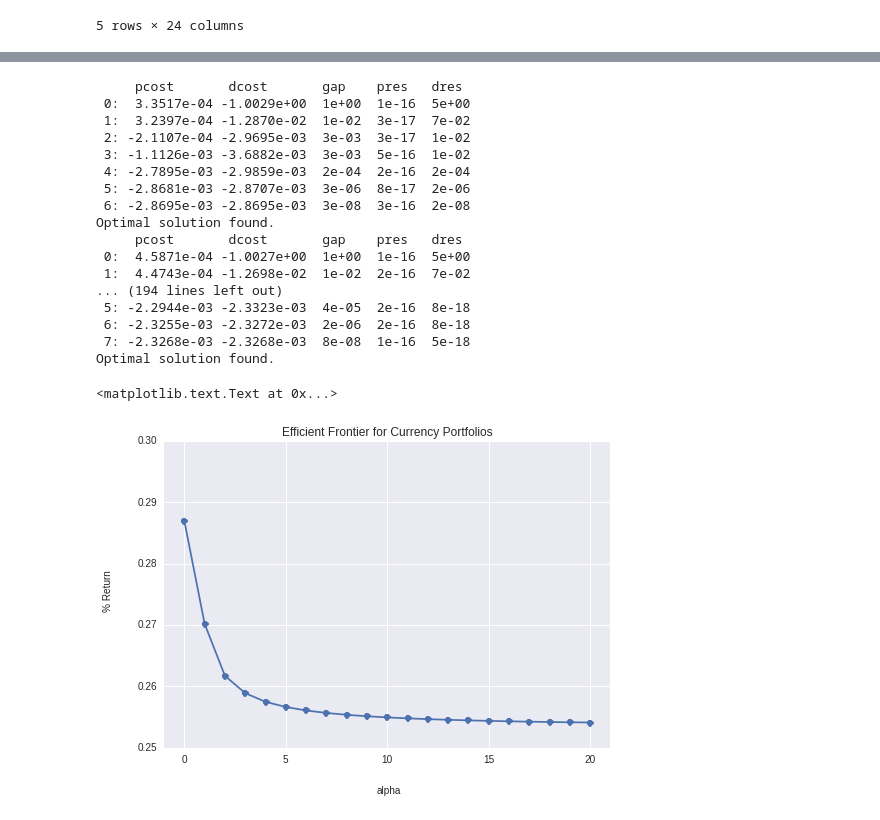
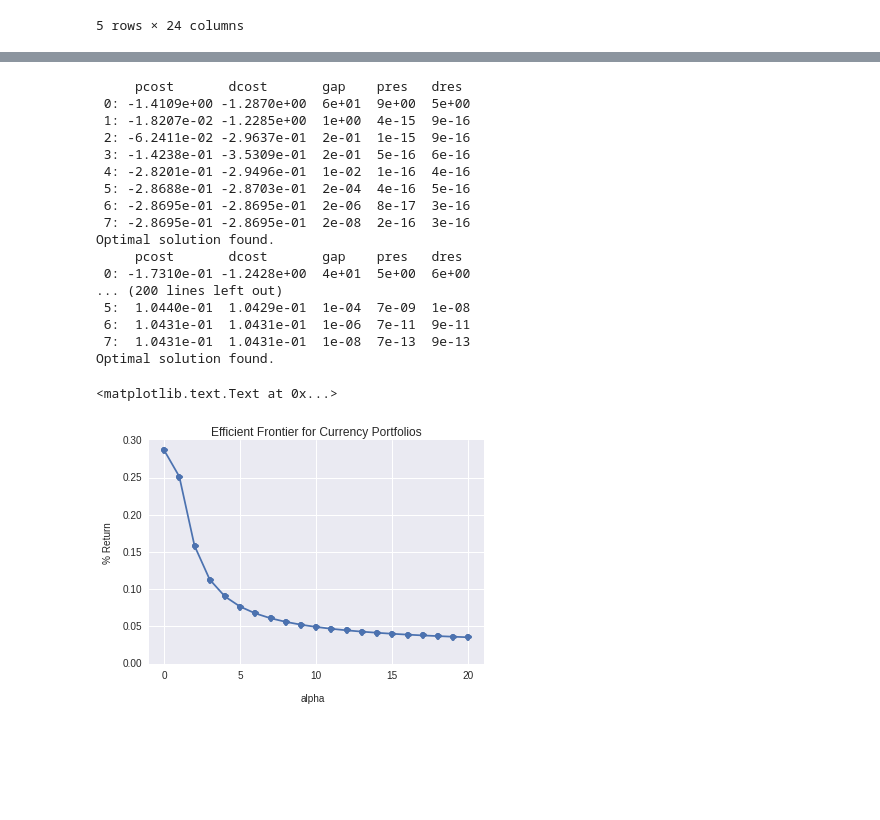
Before and after one commit to yhat/currency-portfolio-optimization, a Jupyter notebook: Currency Portfolio Optimization.ipynb, the cells around one changed output, grey strips where cells are left out. Cells and saved outputs as stored; diff of their text form; code cells hidden in the pictures; blank space fills up the shorter version.

Commit message:
Outputing portfolio data

```diff
--- a/Currency Portfolio Optimization.ipynb
+++ b/Currency Portfolio Optimization.ipynb
@@ -76,7 +104,8 @@ for i in range(len(exchange_rates)-1):
             x1 = 1.0 / x1
             x2 = 1.0 / x2
 
-        row[tp] = (x1 - x2) / x2
+        # Returns are in units of %.
+        row[tp] = 100 * (x1 - x2) / x2
     rows.append(row)
 
 returns = pandas.DataFrame(data=rows, columns=list(metadata['Time Period']))
@@ -187,40 +216,46 @@ h = matrix(0.0, (len(q),1))
 A = matrix(1.0, (1,len(q)))
 b = matrix(1.0)
 
+portfolios = []
+portfolio_returns = []
+portfolio_variances = []
+
 alphas = range(21)
-portfolio_returns = []
 for a in alphas:
     P = matrix(a * returns_cov.as_matrix())
     solution = solvers.qp(P, q, G, h, A, b)
-    portfolio_returns.append(100*exp_returns['mean'].dot(solution['x']))
+
+    portfolios.append(solution['x'])
+    portfolio_returns.append(exp_returns['mean'].dot(solution['x'])[0])
+    portfolio_variances.append(sum(solution['x'] * returns_cov.as_matrix().dot(solution['x']))[0])
 # %% [output]
      pcost       dcost       gap    pres   dres
- 0:  3.3517e-04 -1.0029e+00  1e+00  1e-16  5e+00
- 1:  3.2397e-04 -1.2870e-02  1e-02  3e-17  7e-02
- 2: -2.1107e-04 -2.9695e-03  3e-03  3e-17  1e-02
- 3: -1.1126e-03 -3.6882e-03  3e-03  5e-16  1e-02
- 4: -2.7895e-03 -2.9859e-03  2e-04  2e-16  2e-04
- 5: -2.8681e-03 -2.8707e-03  3e-06  8e-17  2e-06
- 6: -2.8695e-03 -2.8695e-03  3e-08  3e-16  2e-08
+ 0: -1.4109e+00 -1.2870e+00  6e+01  9e+00  5e+00
+ 1: -1.8207e-02 -1.2285e+00  1e+00  4e-15  9e-16
+ 2: -6.2411e-02 -2.9637e-01  2e-01  1e-15  9e-16
+ 3: -1.4238e-01 -3.5309e-01  2e-01  5e-16  6e-16
+ 4: -2.8201e-01 -2.9496e-01  1e-02  1e-16  4e-16
+ 5: -2.8688e-01 -2.8703e-01  2e-04  4e-16  5e-16
+ 6: -2.8695e-01 -2.8695e-01  2e-06  8e-17  3e-16
+ 7: -2.8695e-01 -2.8695e-01  2e-08  2e-16  3e-16
 Optimal solution found.
      pcost       dcost       gap    pres   dres
- 0:  4.5871e-04 -1.0027e+00  1e+00  1e-16  5e+00
- 1:  4.4743e-04 -1.2698e-02  1e-02  2e-16  7e-02
-... (194 lines left out)
- 5: -2.2944e-03 -2.3323e-03  4e-05  2e-16  8e-18
- 6: -2.3255e-03 -2.3272e-03  2e-06  2e-16  8e-18
- 7: -2.3268e-03 -2.3268e-03  8e-08  1e-16  5e-18
+ 0: -1.7310e-01 -1.2428e+00  4e+01  5e+00  6e+00
+... (200 lines left out)
+ 5:  1.0440e-01  1.0429e-01  1e-04  7e-09  1e-08
+ 6:  1.0431e-01  1.0431e-01  1e-06  7e-11  9e-11
+ 7:  1.0431e-01  1.0431e-01  1e-08  7e-13  9e-13
 Optimal solution found.
 # %%
 # Now we have an efficient frontier (Pareto optimality) showing the
 # trade-off of risk versus return.
 
 from matplotlib import pyplot
-pyplot.plot(alphas, portfolio_returns, 'o-')#, linewidth=2.0)
-pyplot.axis([-1, 21, .25, .3])
+pyplot.plot(alphas, portfolio_returns, 'o-')
+pyplot.axis([-1, 21, 0.0, 0.3])
 pyplot.title('Efficient Frontier for Currency Portfolios')
-pyplot.text(9.5, .2425, 'alpha')
-pyplot.text(-4, .2775, '% Return', rotation='vertical')
+pyplot.text(9, -0.05, 'alpha')
+pyplot.text(-4, 0.18, '% Return', rotation='vertical')
 # %% [output]
 <matplotlib.text.Text at 0x...>
-[figure, old version]
+[figure, new version]
```
Also changed, not shown: parts of 10 cells of this notebook.
